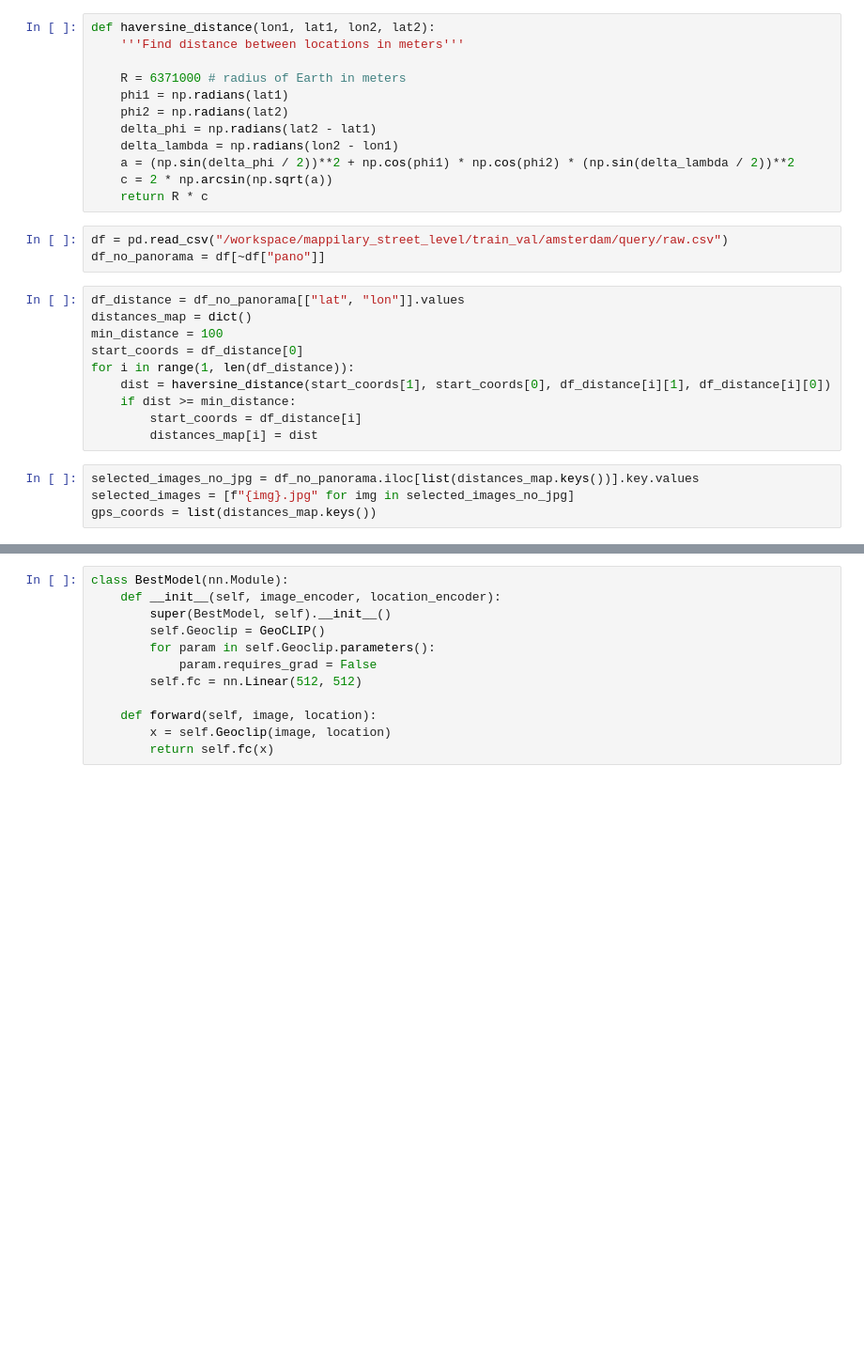
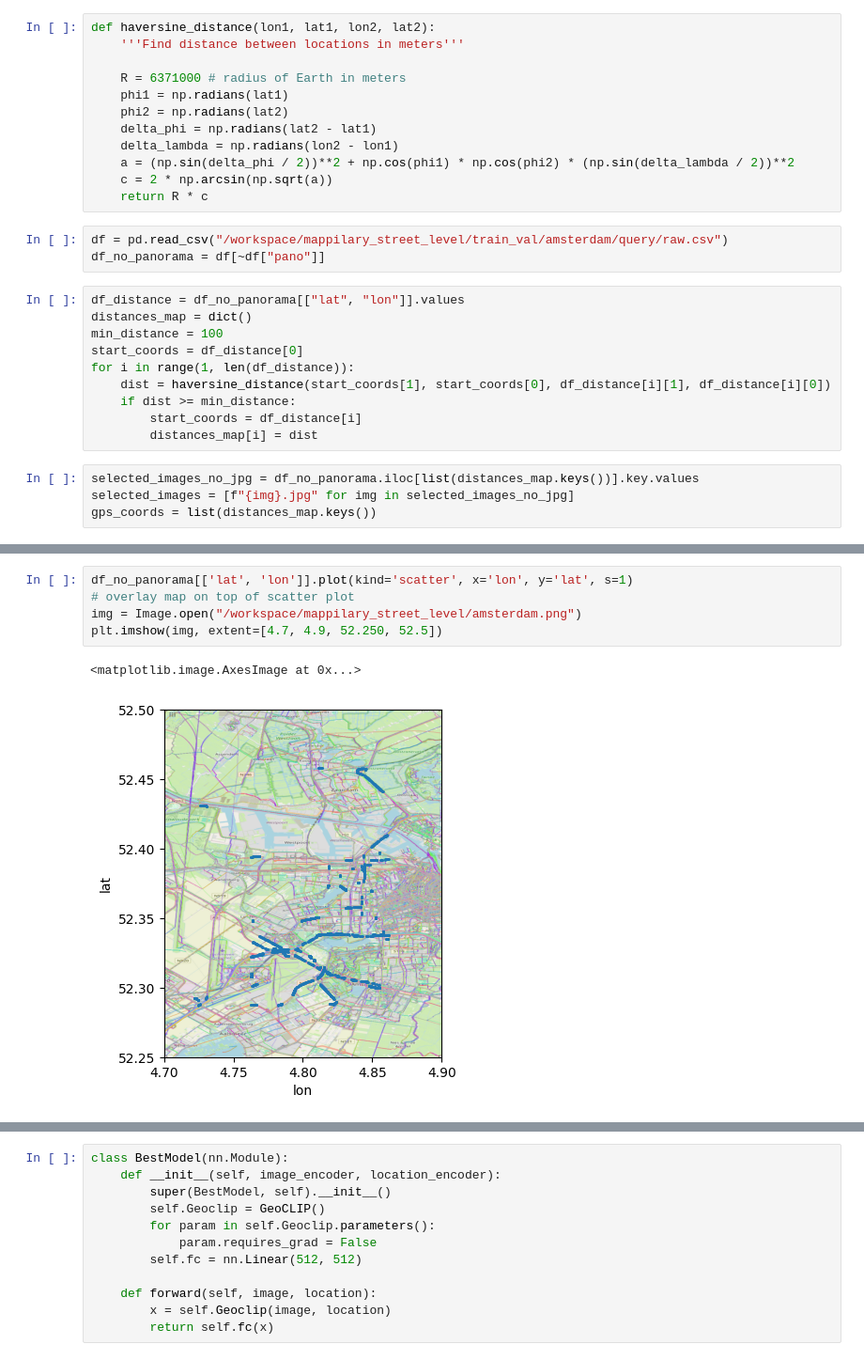
Before and after one commit to t0tl/SnowCLIP, a Jupyter notebook: geoclip/train_geoclip.ipynb, the cells around one changed output, grey strips where cells are left out. Shown at 94% size. Drawn from its saved outputs; the diff is of its cells as text; blank space fills up the shorter version.

```diff
--- a/geoclip/train_geoclip.ipynb
+++ b/geoclip/train_geoclip.ipynb
@@ -42,0 +83,8 @@ gps_coords = list(distances_map.keys())
+# %%
+df_no_panorama[['lat', 'lon']].plot(kind='scatter', x='lon', y='lat', s=1)
+# overlay map on top of scatter plot
+img = Image.open("/workspace/mappilary_street_level/amsterdam.png")
+plt.imshow(img, extent=[4.7, 4.9, 52.250, 52.5])
+# %% [output]
+<matplotlib.image.AxesImage at 0x...>
+[figure, added]
```
Also changed, not shown: parts of 23 cells of this notebook, 2 other files.
